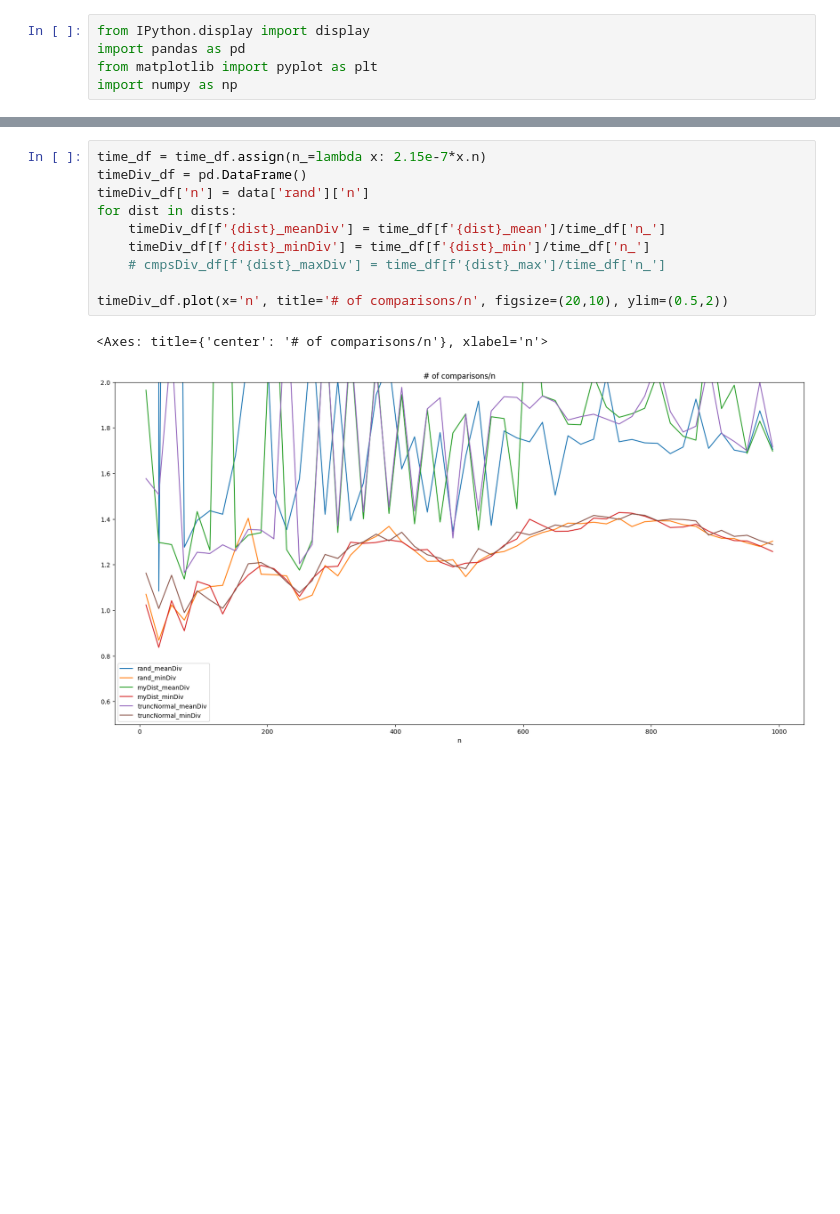
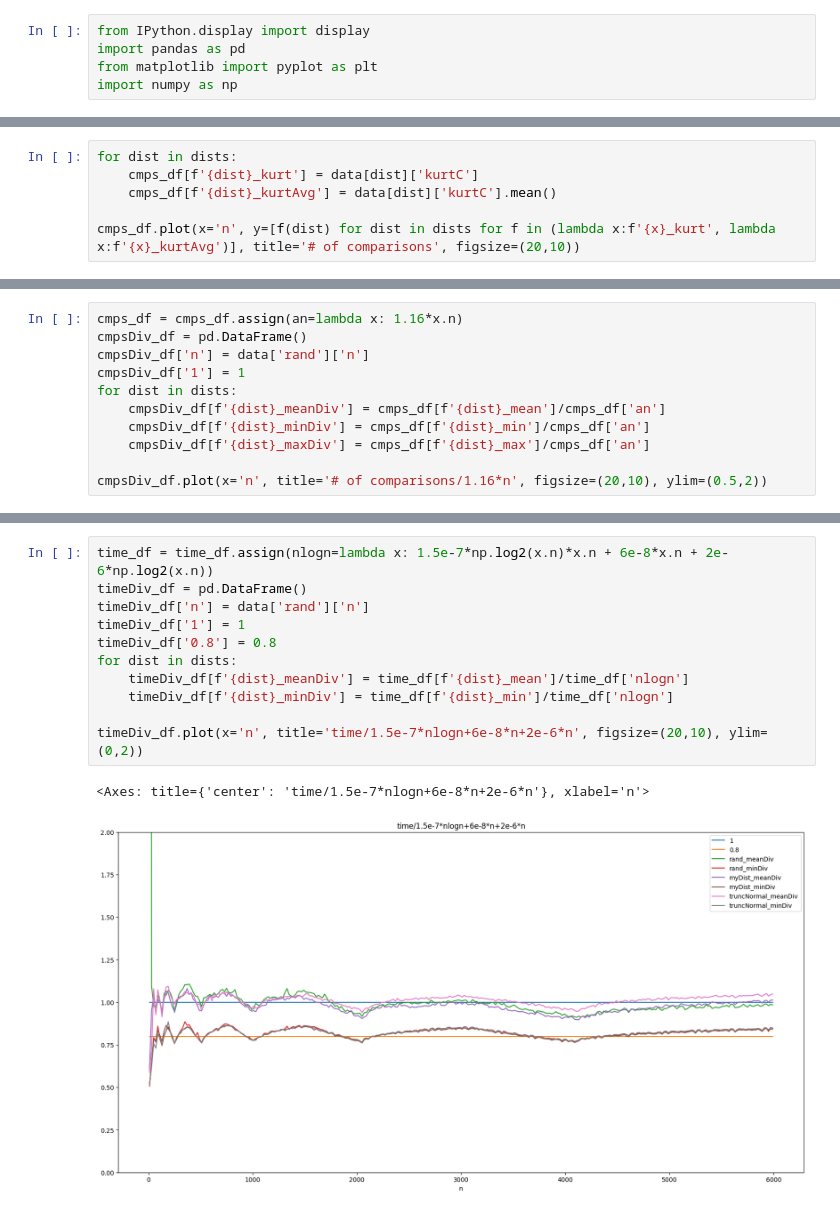
Before and after one commit to pucikplay/MPA, a Jupyter notebook: L4/l4.ipynb, the cells around one changed output, grey strips where cells are left out. Drawn from its saved outputs; the diff is of its cells as text; blank space fills up the shorter version.

```diff
--- a/L4/l4.ipynb
+++ b/L4/l4.ipynb
@@ -50,0 +52,6 @@ cmps_df.plot(x='n', title='# of comparisons', figsize=(20,10))
+# %%
+for dist in dists:
+    cmps_df[f'{dist}_kurt'] = data[dist]['kurtC']
+    cmps_df[f'{dist}_kurtAvg'] = data[dist]['kurtC'].mean()
+
+cmps_df.plot(x='n', y=[f(dist) for dist in dists for f in (lambda x:f'{x}_kurt', lambda x:f'{x}_kurtAvg')], title='# of comparisons', figsize=(20,10))
@@ -50,0 +61,11 @@ cmps_df.plot(x='n', title='# of comparisons', figsize=(20,10))
+# %%
+cmps_df = cmps_df.assign(an=lambda x: 1.16*x.n)
+cmpsDiv_df = pd.DataFrame()
+cmpsDiv_df['n'] = data['rand']['n']
+cmpsDiv_df['1'] = 1
+for dist in dists:
+    cmpsDiv_df[f'{dist}_meanDiv'] = cmps_df[f'{dist}_mean']/cmps_df['an']
+    cmpsDiv_df[f'{dist}_minDiv'] = cmps_df[f'{dist}_min']/cmps_df['an']
+    cmpsDiv_df[f'{dist}_maxDiv'] = cmps_df[f'{dist}_max']/cmps_df['an']
+
+cmpsDiv_df.plot(x='n', title='# of comparisons/1.16*n', figsize=(20,10), ylim=(0.5,2))
@@ -62,16 +86,17 @@ time_df.plot(x='n', title='time', figsize=(20,10), ylim=(-0.0001,0.0025))
 # %%
-time_df = time_df.assign(n_=lambda x: 2.15e-7*x.n)
+time_df = time_df.assign(nlogn=lambda x: 1.5e-7*np.log2(x.n)*x.n + 6e-8*x.n + 2e-6*np.log2(x.n))
 timeDiv_df = pd.DataFrame()
 timeDiv_df['n'] = data['rand']['n']
+timeDiv_df['1'] = 1
+timeDiv_df['0.8'] = 0.8
 for dist in dists:
-    timeDiv_df[f'{dist}_meanDiv'] = time_df[f'{dist}_mean']/time_df['n_']
-    timeDiv_df[f'{dist}_minDiv'] = time_df[f'{dist}_min']/time_df['n_']
-    # cmpsDiv_df[f'{dist}_maxDiv'] = time_df[f'{dist}_max']/time_df['n_']
+    timeDiv_df[f'{dist}_meanDiv'] = time_df[f'{dist}_mean']/time_df['nlogn']
+    timeDiv_df[f'{dist}_minDiv'] = time_df[f'{dist}_min']/time_df['nlogn']
 
-timeDiv_df.plot(x='n', title='# of comparisons/n', figsize=(20,10), ylim=(0.5,2))
+timeDiv_df.plot(x='n', title='time/1.5e-7*nlogn+6e-8*n+2e-6*n', figsize=(20,10), ylim=(0,2))
 # %% [output]
-<Axes: title={'center': '# of comparisons/n'}, xlabel='n'>
+<Axes: title={'center': 'time/1.5e-7*nlogn+6e-8*n+2e-6*n'}, xlabel='n'>
-[figure, old version]
+[figure, new version]
 # %%
 for dist in dists:
     data[dist]['chbshv+'] = data[dist]['meanC'] + data[dist]['chbshvC']
```
Also changed, not shown: parts of 7 cells of this notebook, 5 other files.
